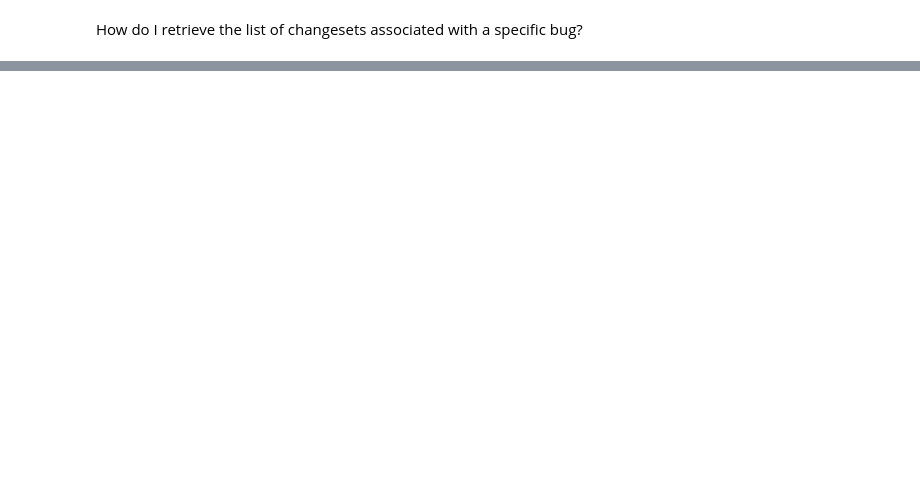
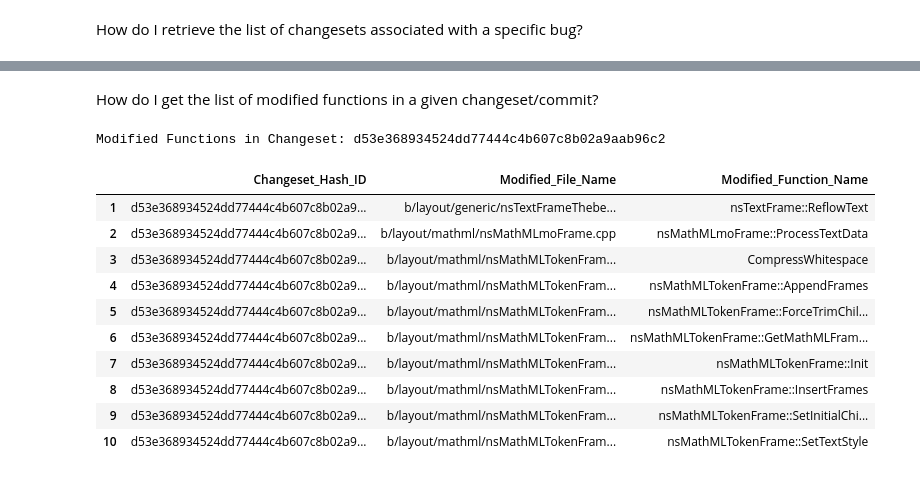
Before and after one commit to rayhanramin/FixFox-A-Dataset-on-Mozilla-Firefox-Vulnerabilities-and-Fixes, a Jupyter notebook: Usage Examples/Dataset_Usage_Examples.ipynb, the cells around one changed output, grey strips where cells are left out. Cells and saved outputs as stored; diff of their text form; code cells hidden in the pictures; blank space fills up the shorter version.

```diff
--- a/Usage Examples/Dataset_Usage_Examples.ipynb
+++ b/Usage Examples/Dataset_Usage_Examples.ipynb
@@ -352,0 +375,25 @@ Changesets in Bug Id: 1000185
+# %% [markdown]
+How do I get the list of modified functions in a given changeset/commit?
+# %%
+changeset_hash_id = "d53e368934524dd77444c4b607c8b02a9aab96c2"
+
+df = get_list_of_modified_functions(changeset_hash_id)
+if df is not None:
+    df.index = range(1, len(df) + 1)
+    styled_df = df.style.set_caption(f"Modified Functions in Changeset: {changeset_hash_id}").set_properties(**{'text-align': 'left'}).set_table_styles([
+        {'selector': 'thead th', 'props': [('text-align', 'left')]}
+    ])
+    display(styled_df)
+# %% [output]
+Modified Functions in Changeset: d53e368934524dd77444c4b607c8b02a9aab96c2
+|  | Changeset_Hash_ID | Modified_File_Name | Modified_Function_Name |
+| 1 | d53e368934524dd77444c4b607c8b02a9... | b/layout/generic/nsTextFrameThebe... | nsTextFrame::ReflowText |
+| 2 | d53e368934524dd77444c4b607c8b02a9... | b/layout/mathml/nsMathMLmoFrame.cpp | nsMathMLmoFrame::ProcessTextData |
+| 3 | d53e368934524dd77444c4b607c8b02a9... | b/layout/mathml/nsMathMLTokenFram... | CompressWhitespace |
+| 4 | d53e368934524dd77444c4b607c8b02a9... | b/layout/mathml/nsMathMLTokenFram... | nsMathMLTokenFrame::AppendFrames |
+| 5 | d53e368934524dd77444c4b607c8b02a9... | b/layout/mathml/nsMathMLTokenFram... | nsMathMLTokenFrame::ForceTrimChil... |
+| 6 | d53e368934524dd77444c4b607c8b02a9... | b/layout/mathml/nsMathMLTokenFram... | nsMathMLTokenFrame::GetMathMLFram... |
+| 7 | d53e368934524dd77444c4b607c8b02a9... | b/layout/mathml/nsMathMLTokenFram... | nsMathMLTokenFrame::Init |
+| 8 | d53e368934524dd77444c4b607c8b02a9... | b/layout/mathml/nsMathMLTokenFram... | nsMathMLTokenFrame::InsertFrames |
+| 9 | d53e368934524dd77444c4b607c8b02a9... | b/layout/mathml/nsMathMLTokenFram... | nsMathMLTokenFrame::SetInitialChi... |
+| 10 | d53e368934524dd77444c4b607c8b02a9... | b/layout/mathml/nsMathMLTokenFram... | nsMathMLTokenFrame::SetTextStyle |
```
Also changed, not shown: parts of 5 cells of this notebook.
